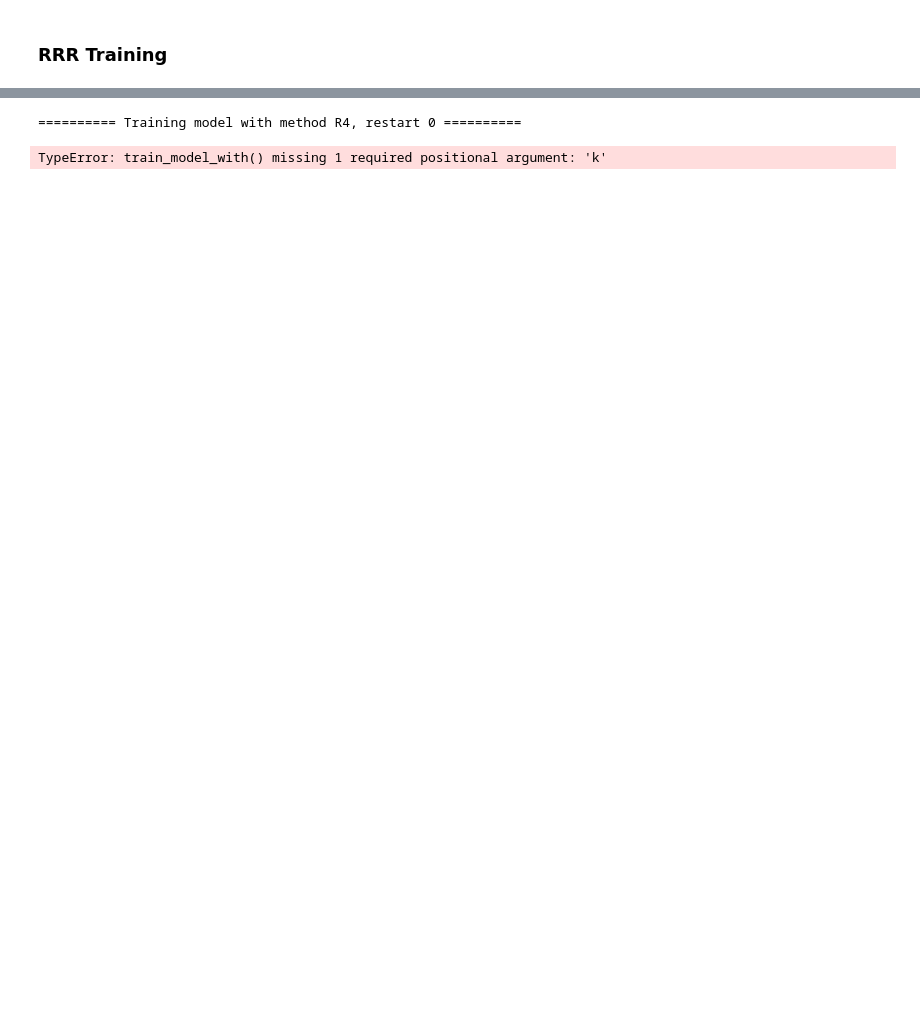
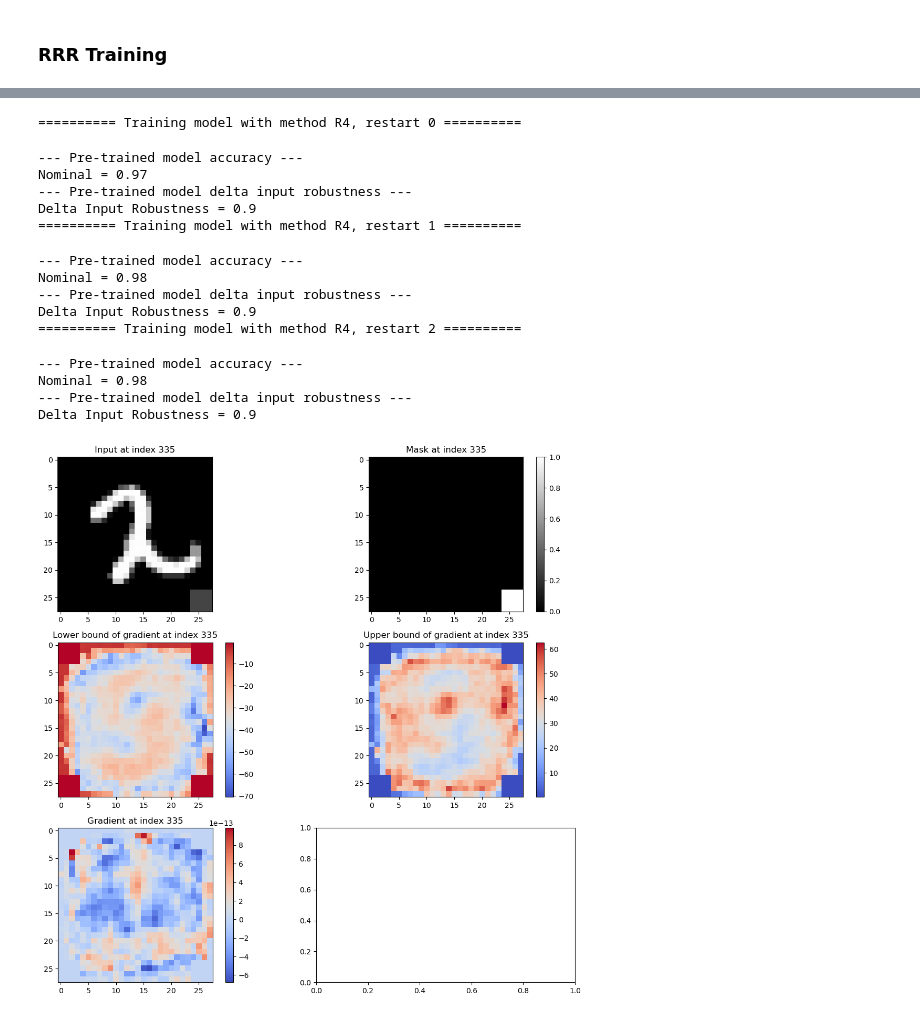
Before and after one commit to Mihneaghitu/ModelGuidanceViaRobustFeatureAttribution, a Jupyter notebook: examples/DECOY MNIST - R4.ipynb, the cells around one changed output, grey strips where cells are left out. Saved outputs shown, nothing was run; the diff lists cells and outputs as text; code cells hidden in the pictures; blank space fills up the shorter version.

```diff
--- a/examples/DECOY MNIST - R4.ipynb
+++ b/examples/DECOY MNIST - R4.ipynb
@@ -241,11 +244,11 @@ for i in range(restarts):
     curr_model = curr_model.to(device)
 
     print(f"========== Training model with method {rrr_method}, restart {i} ==========")
-    train_model_with(num_epochs, curr_model, lr, criterion, epsilon, rrr_method, k)
+    train_model_with(num_epochs, curr_model, lr, criterion, epsilon, rrr_method, 1e-2)
     test_model_acc(curr_model)
     test_delta_input_robustness(curr_model)
     if i == restarts - 1:
-        visualize_gradient(curr_model, *init_batch_train_with_masks, idx_to_visualize)
+        visualize_gradient(curr_model, *init_batch_train_with_masks, epsilon, idx_to_visualize)
 # %% [output]
 ========== Training model with method r3, restart 0 ==========
 --- Pre-trained model accuracy ---
@@ -266,20 +269,34 @@ Delta Input Robustness = 0
 # %%
 # Train standard 3 times and test accuracy and delta input robustness for the masked region
 r4_method = "r4"
 for i in range(restarts):
     # Reinitialize the model
     # We could try to just reinitialize the weights, but we can throw away the previous model for now as we do not need it
     torch.manual_seed(i + SEED)
     curr_model = FullyConnected(*ARCH)
     curr_model.append(torch.nn.Softmax(dim=1))
     curr_model = curr_model.to(device)
 
     print(f"========== Training model with method R4, restart {i} ==========")
     train_model_with(num_epochs, curr_model, lr, criterion, epsilon, r4_method, k)
     test_model_acc(curr_model)
     test_delta_input_robustness(curr_model)
     if i == restarts - 1:
-        visualize_gradient(curr_model, *init_batch_train_with_masks, idx_to_visualize)
+        visualize_gradient(curr_model, *init_batch_train_with_masks, epsilon, idx_to_visualize)
 # %% [output]
 ========== Training model with method R4, restart 0 ==========
-TypeError: train_model_with() missing 1 required positional argument: 'k'
+--- Pre-trained model accuracy ---
+Nominal = 0.97
+--- Pre-trained model delta input robustness ---
+Delta Input Robustness = 0.9
+========== Training model with method R4, restart 1 ==========
+--- Pre-trained model accuracy ---
+Nominal = 0.98
+--- Pre-trained model delta input robustness ---
+Delta Input Robustness = 0.9
+========== Training model with method R4, restart 2 ==========
+--- Pre-trained model accuracy ---
+Nominal = 0.98
+--- Pre-trained model delta input robustness ---
+Delta Input Robustness = 0.9
+[figure, added]
```
Also changed, not shown: parts of 5 cells of this notebook, 2 other files.
